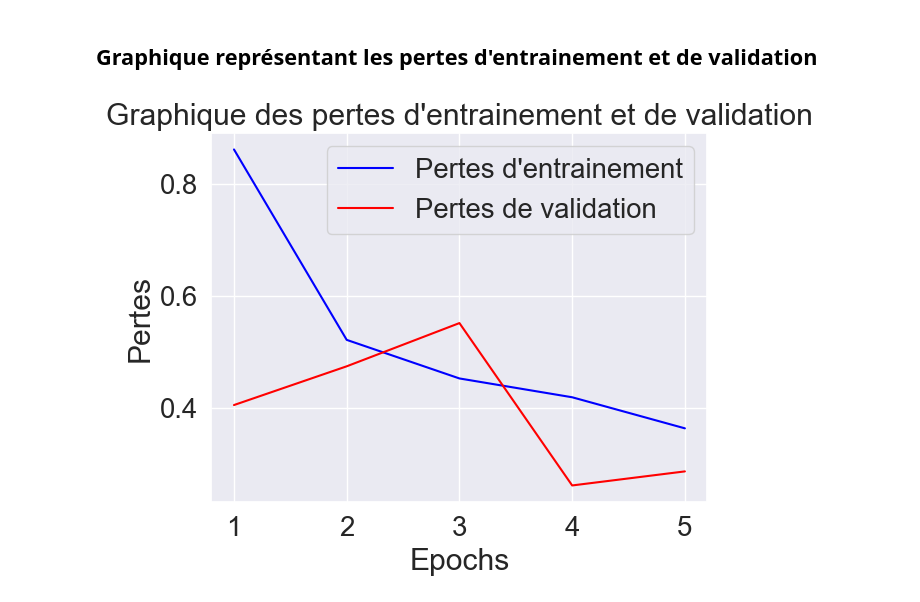
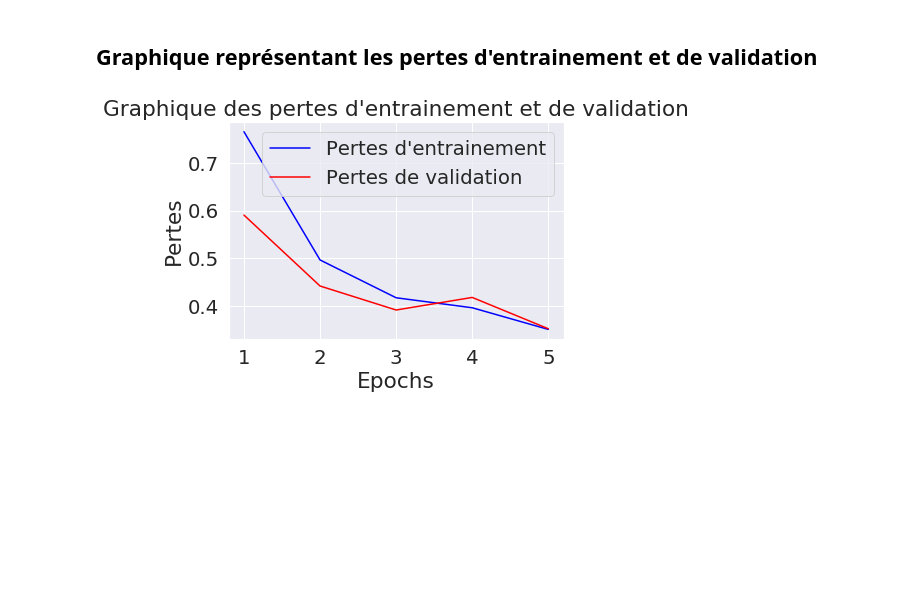
Before and after one commit to MenierThomas/Object-Detection-Mask-RCNN, a Jupyter notebook: trained_model_sneakers.ipynb, the cells around one changed output. Cells and saved outputs as stored; diff of their text form; code cells hidden in the pictures; blank space fills up the shorter version.

Commit message:
new training

```diff
--- a/trained_model_sneakers.ipynb
+++ b/trained_model_sneakers.ipynb
@@ -255,19 +289,19 @@ The actual mean average precision for the whole images (matterport methode)  nan
 # %% [markdown]
 ## Graphique représentant les pertes d'entrainement et de validation
 # %%
-train_losses = [0.8609, 0.5208, 0.4519, 0.4183, 0.3628 ]  # Pertes d'entraînement
-val_losses = [0.4044, 0.4736, 0.5508, 0.2608, 0.2859 ]  # Pertes de validation
+train_losses = [0.7649, 0.4967, 0.4176, 0.3967, 0.3514 ]  # Pertes d'entraînement
+val_losses = [0.5906, 0.4422, 0.3920, 0.4183, 0.3528 ]  # Pertes de validation
 epochs = [1, 2, 3, 4, 5]  # Numéro des époques
 
 # Tracer les pertes
 plt.plot(epochs, train_losses, label='Pertes d\'entrainement', color='blue')
 plt.plot(epochs, val_losses, label='Pertes de validation', color='red')
 
 plt.xlabel('Epochs')
 plt.ylabel('Pertes')
 plt.title('Graphique des pertes d\'entrainement et de validation')
 plt.legend()
 
 plt.show()
 # %% [output]
-[figure, old version]
+[figure, new version]
```
Also changed, not shown: parts of 3 cells of this notebook, 7 other files.
